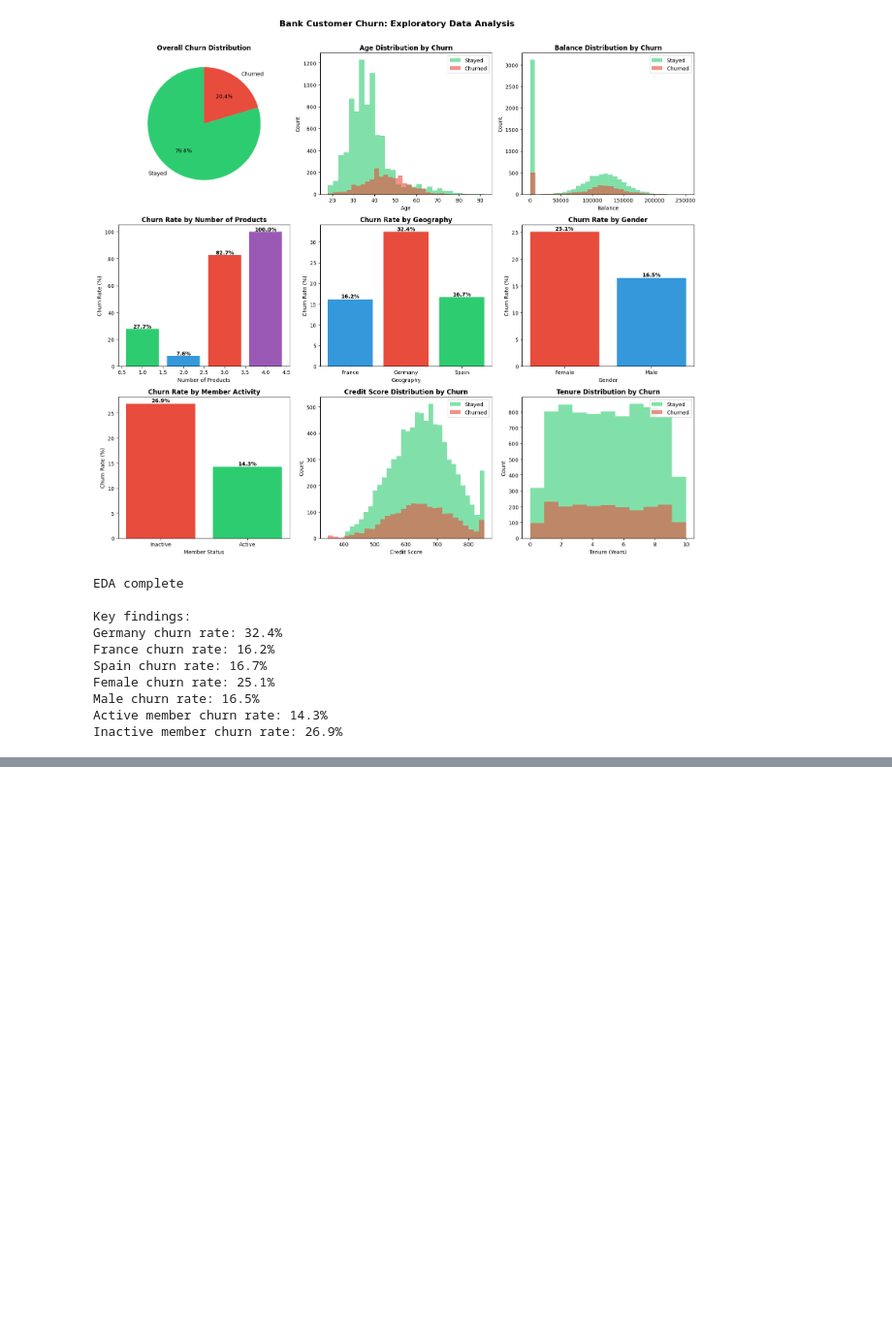
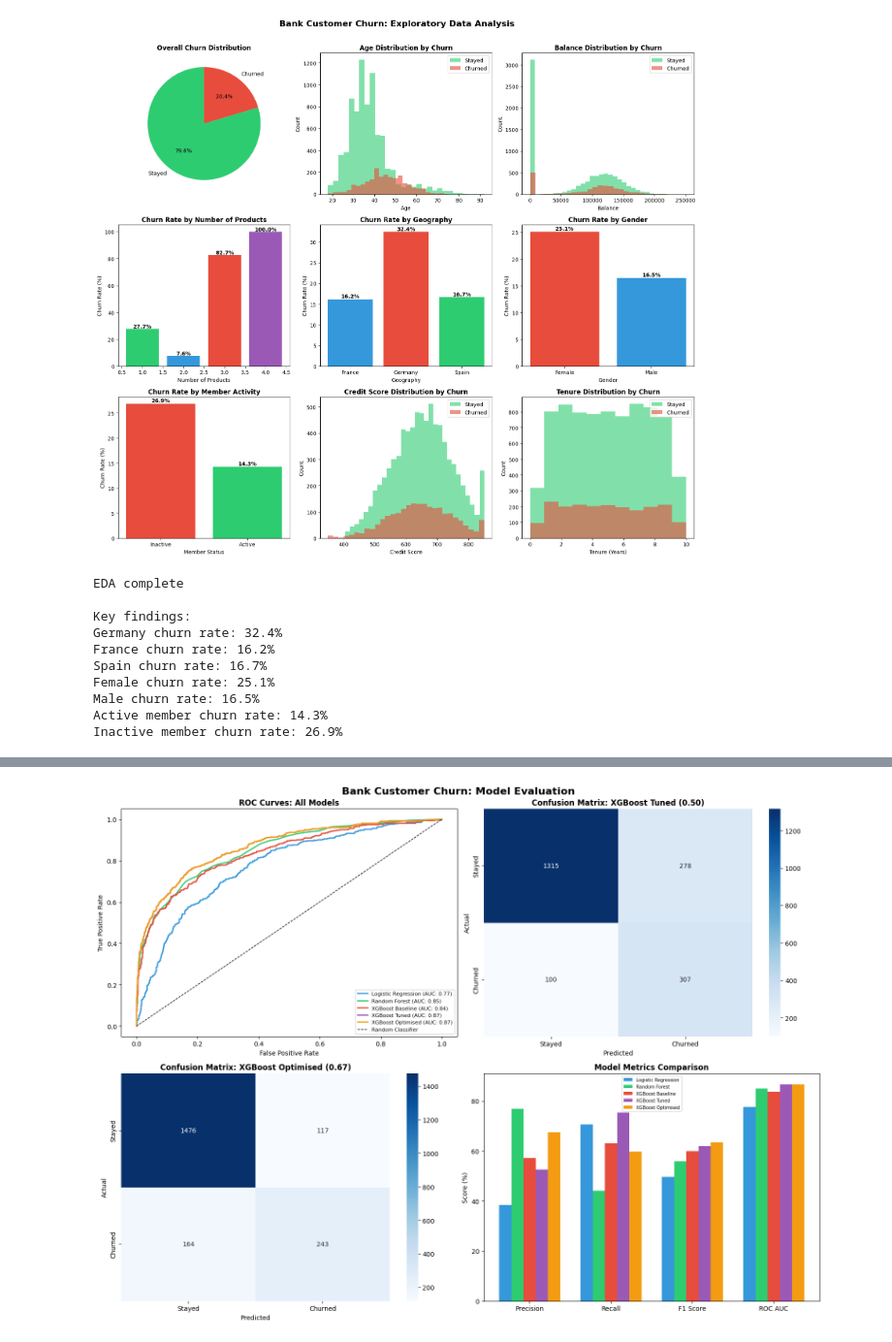
Before and after one commit to Kingsley-Eboh/bank-churn-prediction, a Jupyter notebook: bank_churn_prediction.ipynb, the cells around one changed output, grey strips where cells are left out. Shown at 97% size. Cells and saved outputs as stored; diff of their text form; code cells hidden in the pictures; blank space fills up the shorter version.

Commit message:
Add model development and SHAP analysis: XGBoost selected as primary model after hyperparameter tuning and threshold optimisation with SHAP interpretation applied to support explainability

```diff
--- a/bank_churn_prediction.ipynb
+++ b/bank_churn_prediction.ipynb
@@ -363,0 +659,77 @@ Inactive member churn rate: 26.9%
+# %%
+
+fig, axes = plt.subplots(2, 2, figsize=(16, 12))
+fig.suptitle('Bank Customer Churn: Model Evaluation', fontsize=16, fontweight='bold')
+
+# Define models for plotting
+models = {
+    'Logistic Regression': (lr_prob, lr_pred),
+    'Random Forest': (rf_prob, rf_pred),
+    'XGBoost Baseline': (xgb_prob, xgb_pred),
+    'XGBoost Tuned': (xgb_tuned_prob, xgb_tuned_pred),
+    'XGBoost Optimised': (xgb_tuned_prob, xgb_optimised_pred)
+}
+
+colors = ['#3498db', '#2ecc71', '#e74c3c', '#9b59b6', '#f39c12']
+
+# Plot 1: ROC curves for all models
+for (name, (prob, pred)), color in zip(models.items(), colors):
+    fpr, tpr, _ = roc_curve(y_test, prob)
+    auc = roc_auc_score(y_test, prob)
+    axes[0, 0].plot(fpr, tpr, color=color, lw=2, label=f'{name} (AUC: {auc:.2f})')
+
+axes[0, 0].plot([0, 1], [0, 1], 'k--', lw=1, label='Random Classifier')
+axes[0, 0].set_title('ROC Curves: All Models', fontweight='bold')
+axes[0, 0].set_xlabel('False Positive Rate')
+axes[0, 0].set_ylabel('True Positive Rate')
+axes[0, 0].legend(fontsize=8)
+
+# Plot 2: Confusion matrix for XGBoost Tuned
+cm_tuned = confusion_matrix(y_test, xgb_tuned_pred)
+sns.heatmap(cm_tuned, annot=True, fmt='d', cmap='Blues',
+            xticklabels=['Stayed', 'Churned'],
+            yticklabels=['Stayed', 'Churned'],
+            ax=axes[0, 1])
+axes[0, 1].set_title('Confusion Matrix: XGBoost Tuned (0.50)', fontweight='bold')
+axes[0, 1].set_xlabel('Predicted')
+axes[0, 1].set_ylabel('Actual')
+
+# Plot 3: Confusion matrix for XGBoost Optimised
+cm_optimised = confusion_matrix(y_test, xgb_optimised_pred)
+sns.heatmap(cm_optimised, annot=True, fmt='d', cmap='Blues',
+            xticklabels=['Stayed', 'Churned'],
+            yticklabels=['Stayed', 'Churned'],
+            ax=axes[1, 0])
+axes[1, 0].set_title('Confusion Matrix: XGBoost Optimised (0.67)', fontweight='bold')
+axes[1, 0].set_xlabel('Predicted')
+axes[1, 0].set_ylabel('Actual')
+
+# Plot 4: Metrics comparison bar chart
+metrics_plot = metrics_final[['Precision', 'Recall', 'F1 Score', 'ROC AUC']]
+x = np.arange(len(metrics_plot.columns))
+width = 0.15
+model_names = metrics_plot.index.tolist()
+
+for i, (model, color) in enumerate(zip(model_names, colors)):
+    axes[1, 1].bar(x + i * width, metrics_plot.loc[model],
+                   width=width, label=model, color=color)
+
+axes[1, 1].set_title('Model Metrics Comparison', fontweight='bold')
+axes[1, 1].set_xticks(x + width * 2)
+axes[1, 1].set_xticklabels(metrics_plot.columns)
+axes[1, 1].set_ylabel('Score (%)')
+axes[1, 1].legend(fontsize=7)
+
+plt.tight_layout()
+plt.savefig('figures/analysis2_model_evaluation.png', dpi=150, bbox_inches='tight')
+plt.show()
+
+print("Figures saved to figures/analysis2_model_evaluation.png")
+print(f"\nXGBoost Tuned confusion matrix:")
+print(f"True Negatives: {cm_tuned[0,0]} | False Positives: {cm_tuned[0,1]}")
+print(f"False Negatives: {cm_tuned[1,0]} | True Positives: {cm_tuned[1,1]}")
+print(f"\nXGBoost Optimised confusion matrix:")
+print(f"True Negatives: {cm_optimised[0,0]} | False Positives: {cm_optimised[0,1]}")
+print(f"False Negatives: {cm_optimised[1,0]} | True Positives: {cm_optimised[1,1]}")
+# %% [output]
+[figure, added]
```
Also changed, not shown: parts of 14 cells of this notebook, 4 other files.
